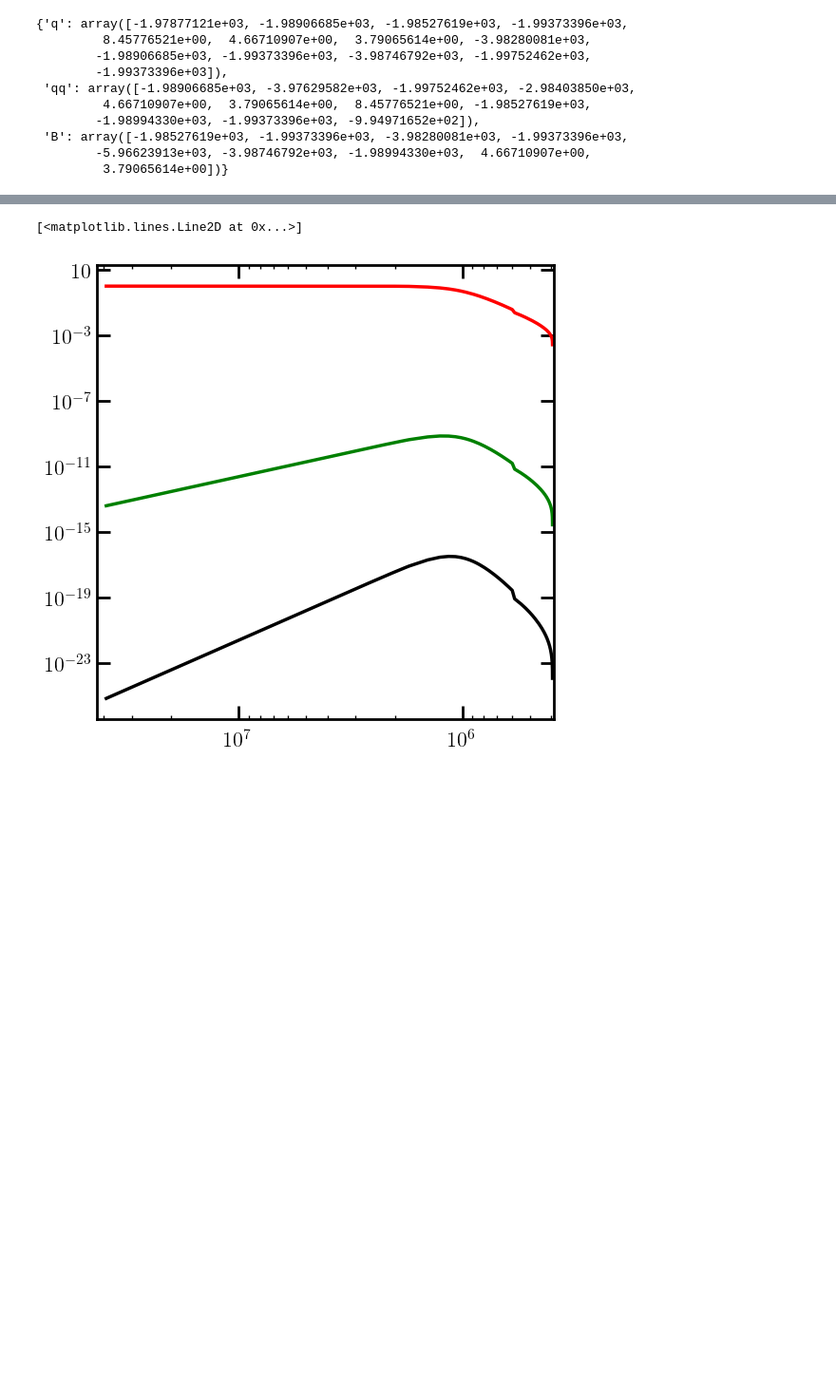
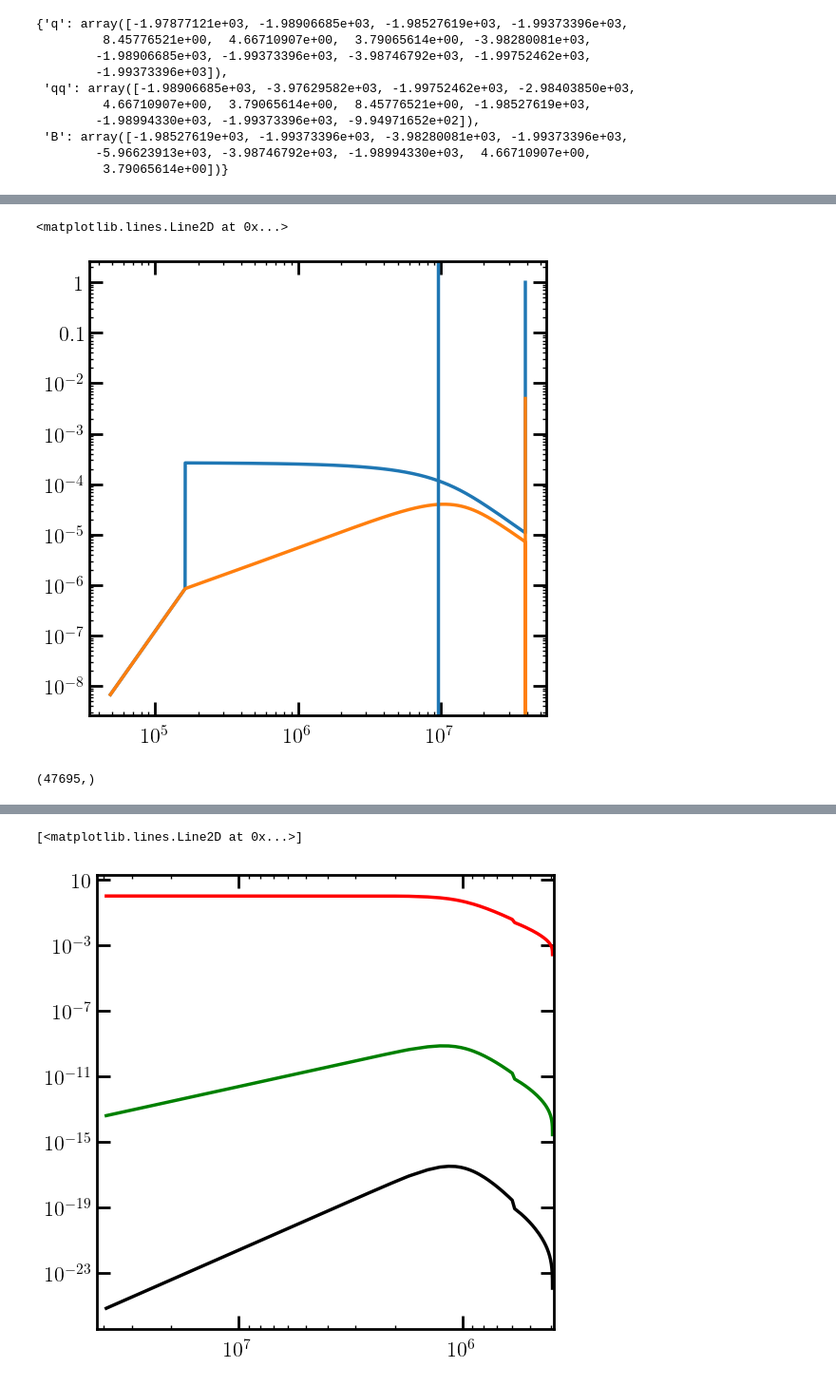
Before and after one commit to LBJ-Wade/ConfiningPT_Bubbles, a Jupyter notebook: bubbleFinal.ipynb, the cells around one changed output, grey strips where cells are left out. Shown at 95% size. Saved outputs shown, nothing was run; the diff lists cells and outputs as text; code cells hidden in the pictures; blank space fills up the shorter version.

```diff
--- a/bubbleFinal.ipynb
+++ b/bubbleFinal.ipynb
@@ -897,0 +946,17 @@ ValueError: The values in t must be monotonically increasing or monotonically de
+# %%
+stupid=-1
+
+num = - (Ns[:-1,0] + c*l*Rs[:-2]**3) * np.diff(Ts)[:-1]/dt
+denom = c*Rs[:-2]*(4*sigma + 3*(1-Ts[:-2])*l*Rs[:-2])
+plt.figure()
+plt.loglog()
+plt.plot(Rs[:],vs)
+plt.plot(Rs[:-2], num/denom)
+plt.axvline(Rs[sum(c*(2 * sigma*Rs**2 + 0*(1-Ts)*l*Rs**3)/(Nq_init*Ts)>1)])
+# %% [output]
+<matplotlib.lines.Line2D at 0x...>
+[figure, added]
+# %%
+Ts.shape
+# %% [output]
+(47695,)
```
Also changed, not shown: parts of 30 cells of this notebook.
